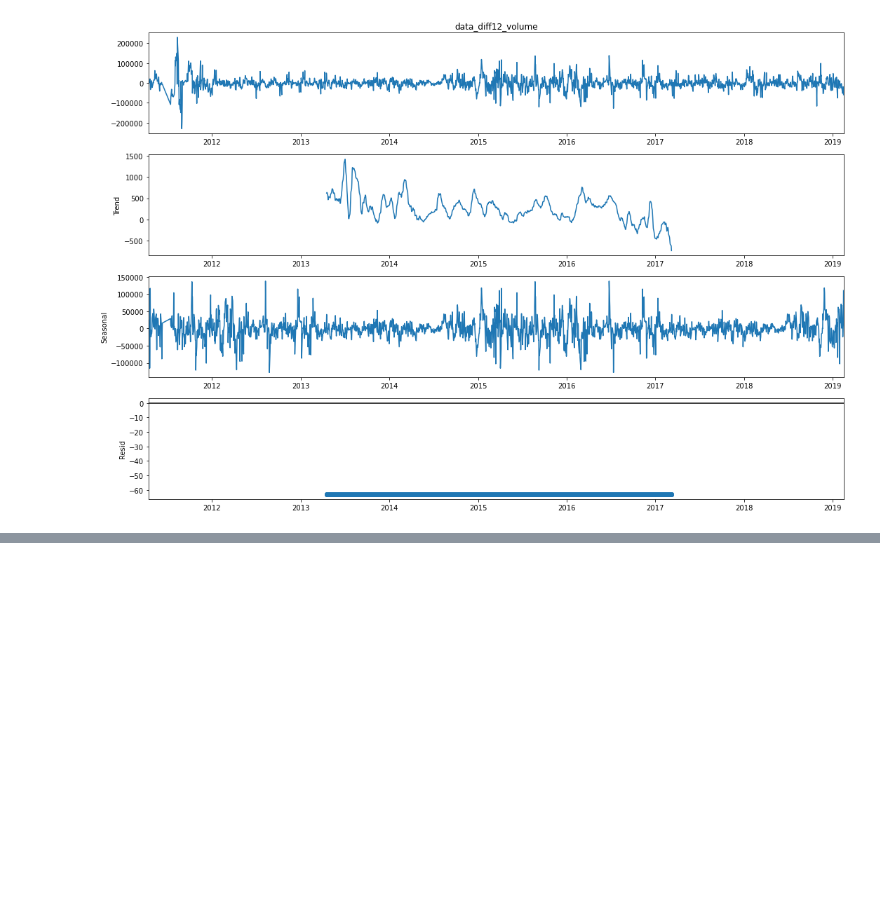
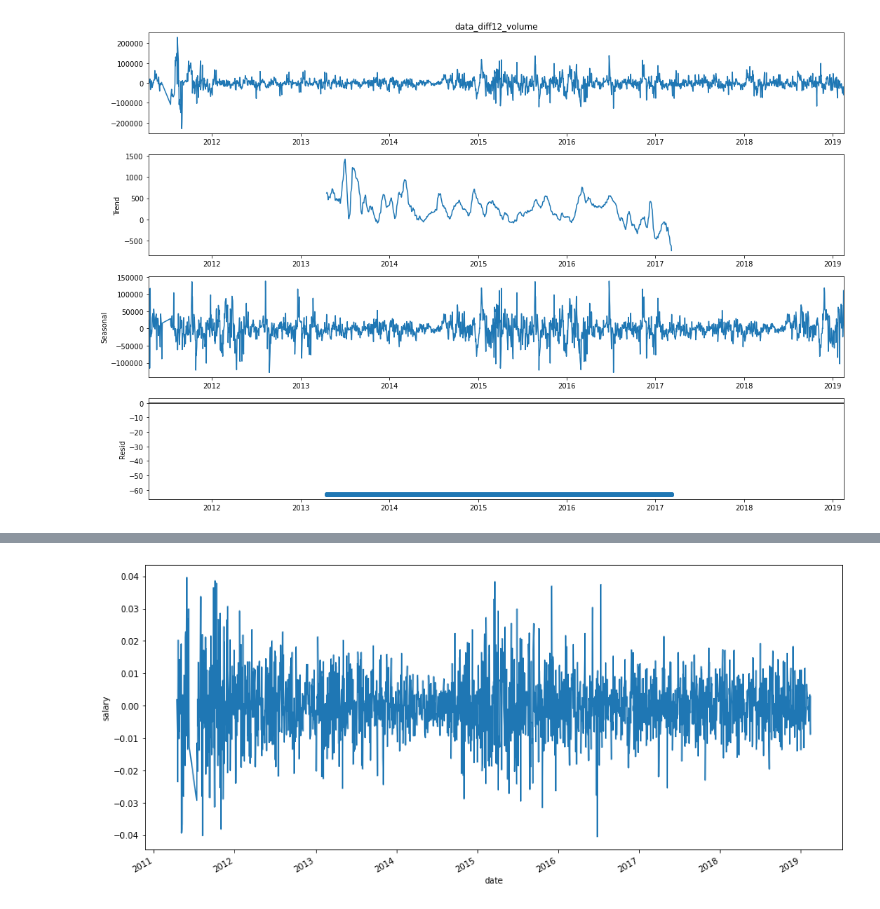
Before and after one commit to razmarrus/diploma, a Jupyter notebook: Data_Preparation.ipynb, the cells around one changed output, grey strips where cells are left out. Saved outputs shown, nothing was run; the diff lists cells and outputs as text; code cells hidden in the pictures; blank space fills up the shorter version.

```diff
--- a/Data_Preparation.ipynb
+++ b/Data_Preparation.ipynb
@@ -100,0 +168,7 @@ for column in df.columns:
+# %%
+plt.figure(figsize(15,7))
+data['open'].plot()
+plt.ylabel('salary')
+pylab.show()
+# %% [output]
+[figure, added]
```
Also changed, not shown: parts of 12 cells of this notebook, 2 other files.
